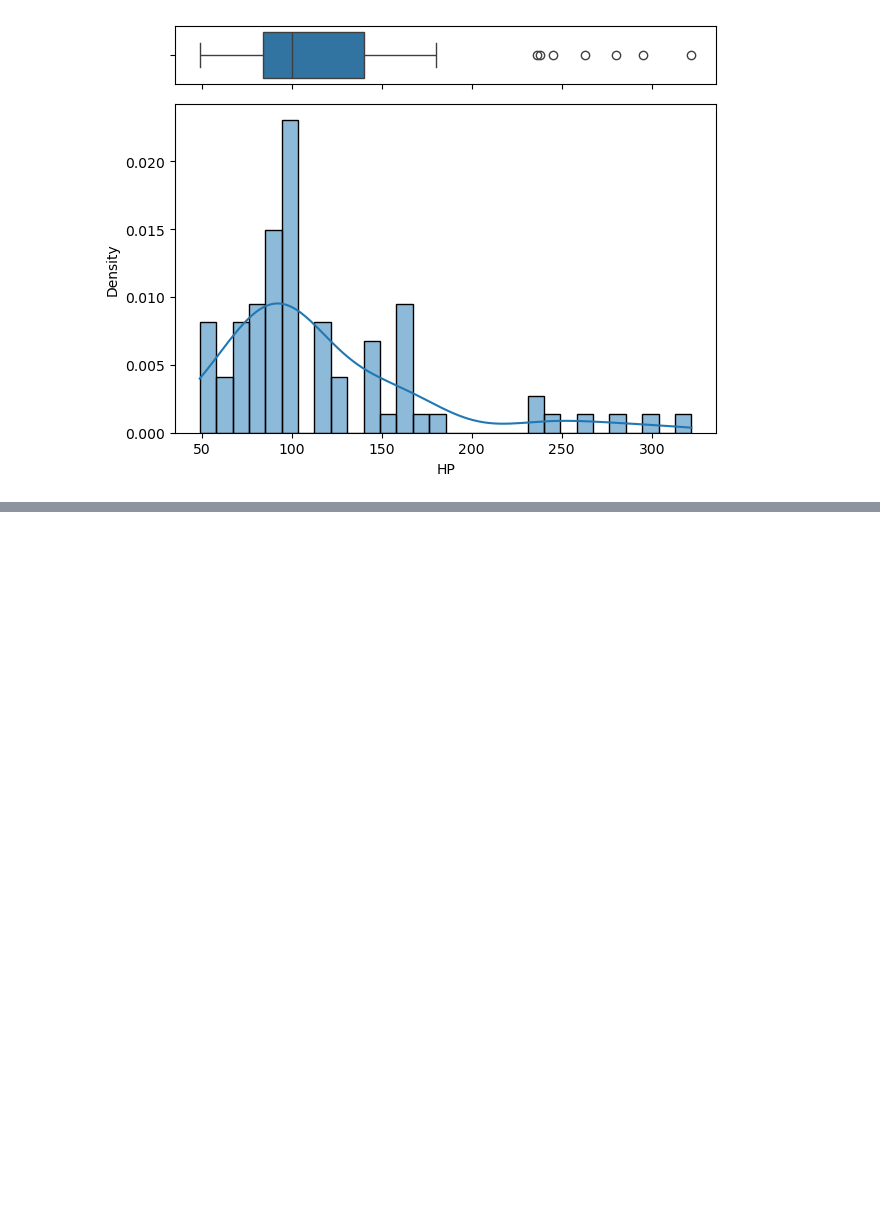
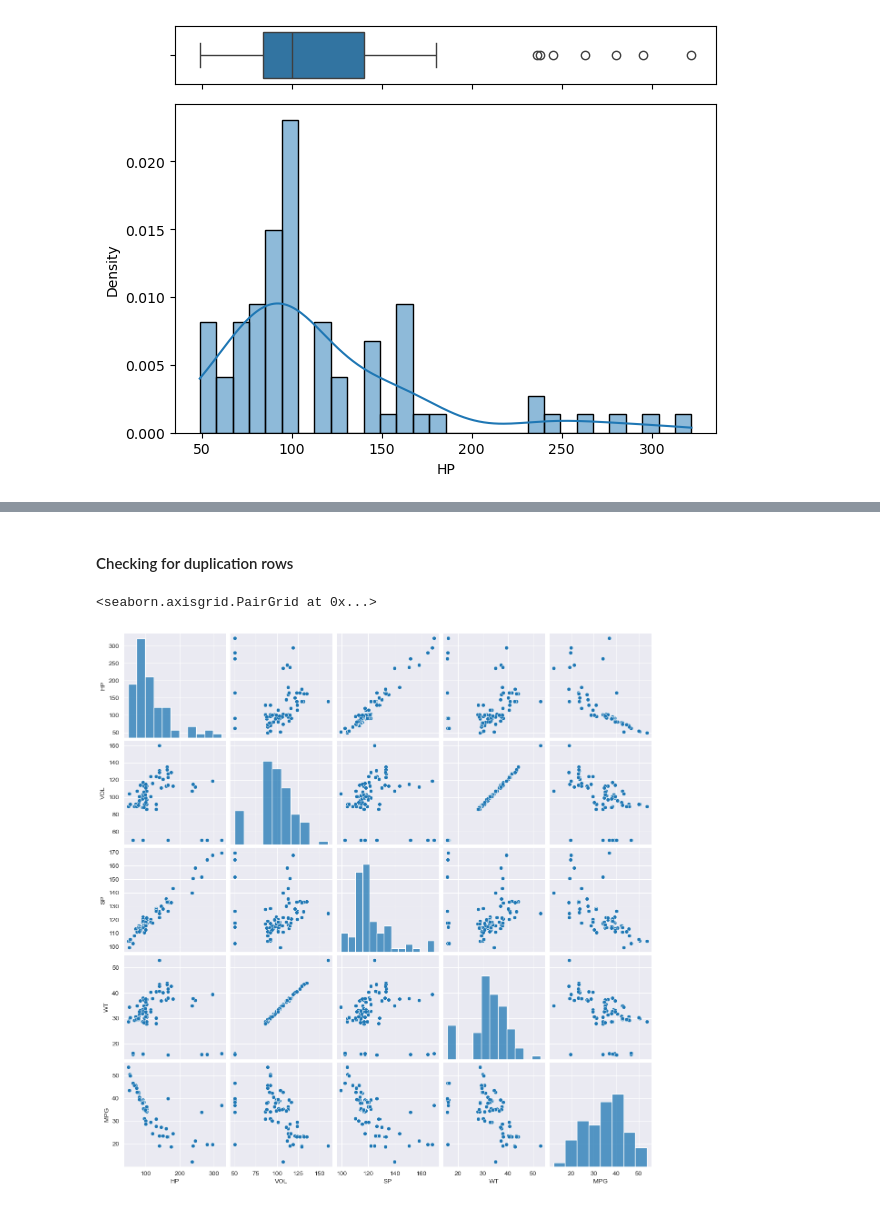
Before and after one commit to Krushundar/python, a Jupyter notebook: Multi linear regression.ipynb, the cells around one changed output, grey strips where cells are left out. Cells and saved outputs as stored; diff of their text form; code cells hidden in the pictures; blank space fills up the shorter version.

```diff
--- a/Multi linear regression.ipynb
+++ b/Multi linear regression.ipynb
@@ -83,0 +110,2 @@ plt.show()
+# %% [markdown]
+#### Checking for duplication rows
@@ -83,0 +114,6 @@ plt.show()
+# %%
+sns.set_style(style='darkgrid')
+sns.pairplot(cars)
+# %% [output]
+<seaborn.axisgrid.PairGrid at 0x...>
+[figure, added]
```
Also changed, not shown: parts of 49 cells of this notebook.
